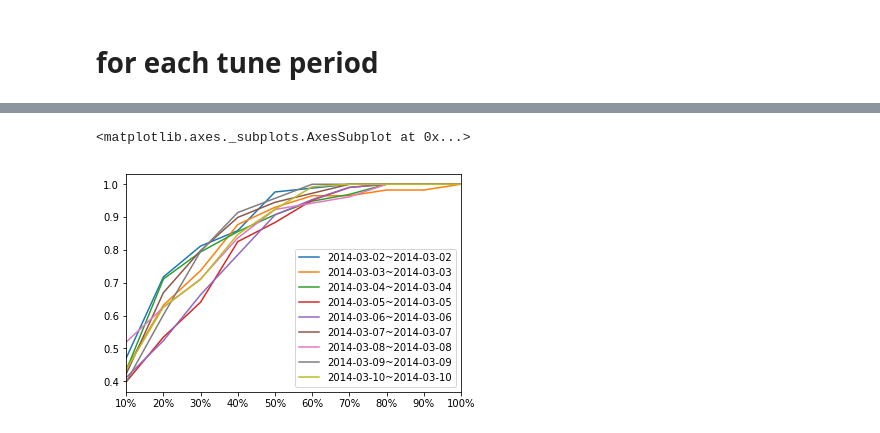
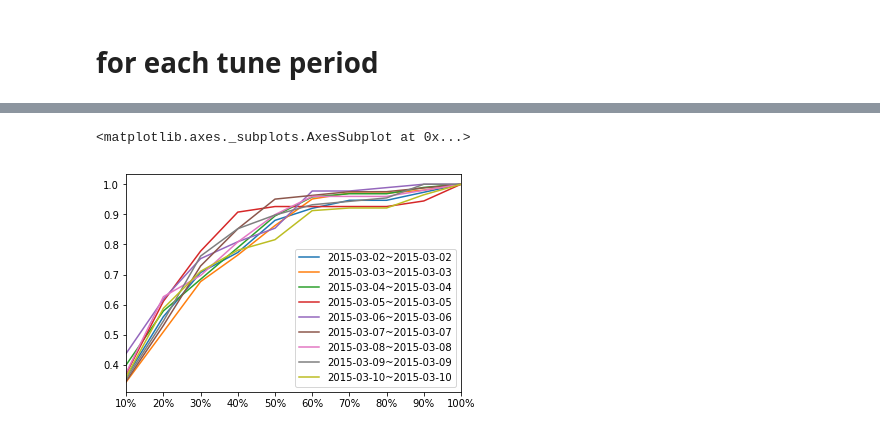
Before and after one commit to JHWu92/public-safety-baltimore, a Jupyter notebook: tm roller.ipynb, the cells around one changed output, grey strips where cells are left out. Drawn from its saved outputs; the diff is of its cells as text; code cells hidden in the pictures.

Commit message:
roller with rtm

```diff
--- a/tm roller.ipynb
+++ b/tm roller.ipynb
@@ -15,11 +21,13 @@ data = prep_data('data/open-baltimore/raw/BPD_Part_1_Victim_Based_Crime_Data.csv
                  col_lon='Longitude', col_lat='Latitude', col_date='CrimeDate', to_epsg=3559)
+# %%
+d911 = prep_911_by_category()
 # %%
 tune_sd = '2013-01-01'
 tune_ed = '2013-12-31'
 train_tw = 60
 vstep = 1
 vtw = 1
-vsd = '2014-03-02'
-ved = '2014-03-10'
+vsd = '2015-03-02'
+ved = '2015-03-10'
 grid_size=200
 # %%
@@ -76,0 +84,5 @@ df
+# %%
+rtm = RTM(grid_size=grid_size, bw=400, tw=train_tw, verbose=1)
+print(rtm)
+tmroller_rtm = TM_ROLLER(rtm, d911, crimes.Coords, vsd, ved, roll_step=vstep, eval_tw=vtw, verbose=2)
+res_rtm = tmroller_rtm.eval(hit_rate, grids)
@@ -76,0 +107,4 @@ df
+# %%
+df_rtm = pd.DataFrame.from_dict(res_rtm)
+print(rtm)
+df_rtm
@@ -77,5 +124,5 @@ df
 # %%
-df.plot()
+df_rtm.plot()
 # %% [output]
 <matplotlib.axes._subplots.AxesSubplot at 0x...>
-[figure, old version]
+[figure, new version]
```
Also changed, not shown: parts of 18 cells of this notebook.
